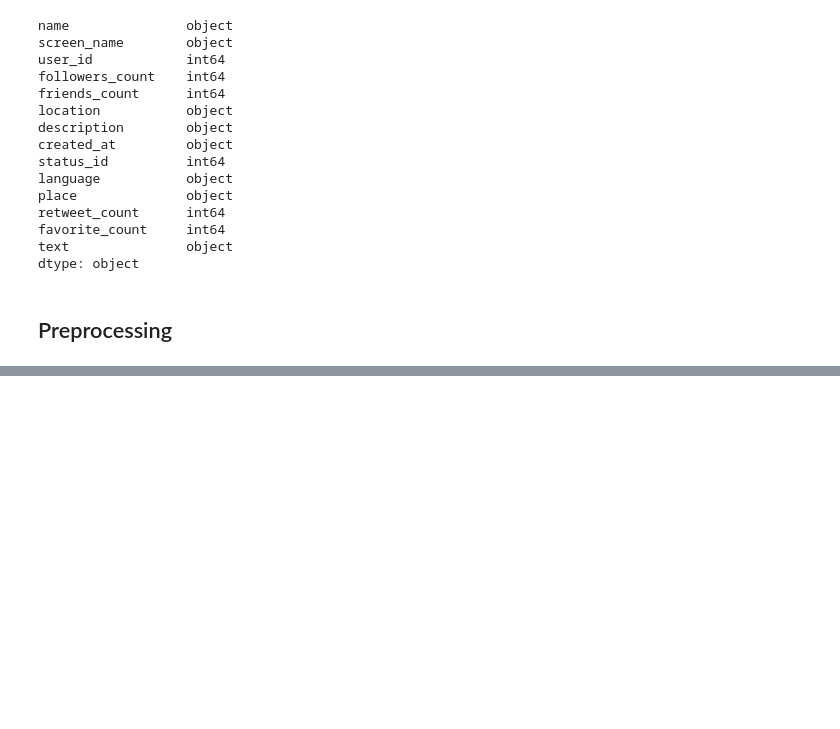
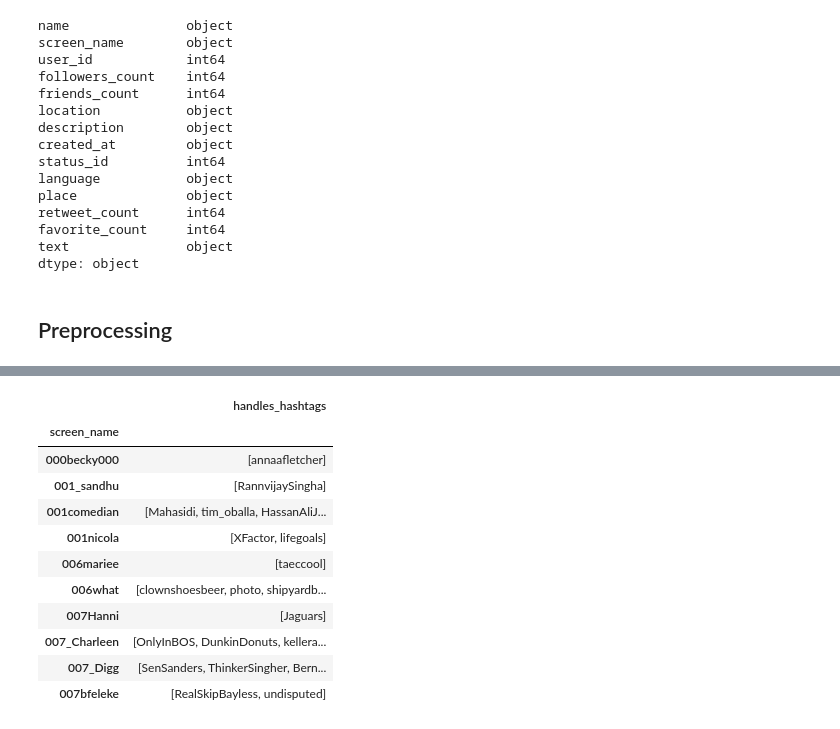
Before and after one commit to aaronenberg/clinton-trump-followers, a Jupyter notebook: csc177-project1.ipynb, the cells around one changed output, grey strips where cells are left out. Saved outputs shown, nothing was run; the diff lists cells and outputs as text; code cells hidden in the pictures; blank space fills up the shorter version.

```diff
--- a/csc177-project1.ipynb
+++ b/csc177-project1.ipynb
@@ -233,0 +122,24 @@ user_mention_hashtag_frequency.head()
+# %%
+# combine handles and hashtags into one column
+handles_hashtags = pd.concat([handles_hashtags.handles, handles_hashtags.hashtags]).dropna().to_frame(name='handles_hashtags')
+# %%
+''' returns users along with all the hashtags/handles they've used
+    (each occurrence of a hashtag/handle will also show up in the list) '''
+tweets = tweets.join(handles_hashtags, how='inner')
+tweets.drop(['text'], axis=1, inplace=True)
+handles_hashtags_all = tweets.reset_index().groupby('screen_name')['handles_hashtags'].apply(list).to_frame()
+# %%
+handles_hashtags_all.head(n=10)
+# %% [output]
+|  | handles_hashtags |
+| screen_name |  |
+| 000becky000 | [annaafletcher] |
+| 001_sandhu | [RannvijaySingha] |
+| 001comedian | [Mahasidi, tim_oballa, HassanAliJ... |
+| 001nicola | [XFactor, lifegoals] |
+| 006mariee | [taeccool] |
+| 006what | [clownshoesbeer, photo, shipyardb... |
+| 007Hanni | [Jaguars] |
+| 007_Charleen | [OnlyInBOS, DunkinDonuts, kellera... |
+| 007_Digg | [SenSanders, ThinkerSingher, Bern... |
+| 007bfeleke | [RealSkipBayless, undisputed] |
```
Also changed, not shown: parts of 36 cells of this notebook.
